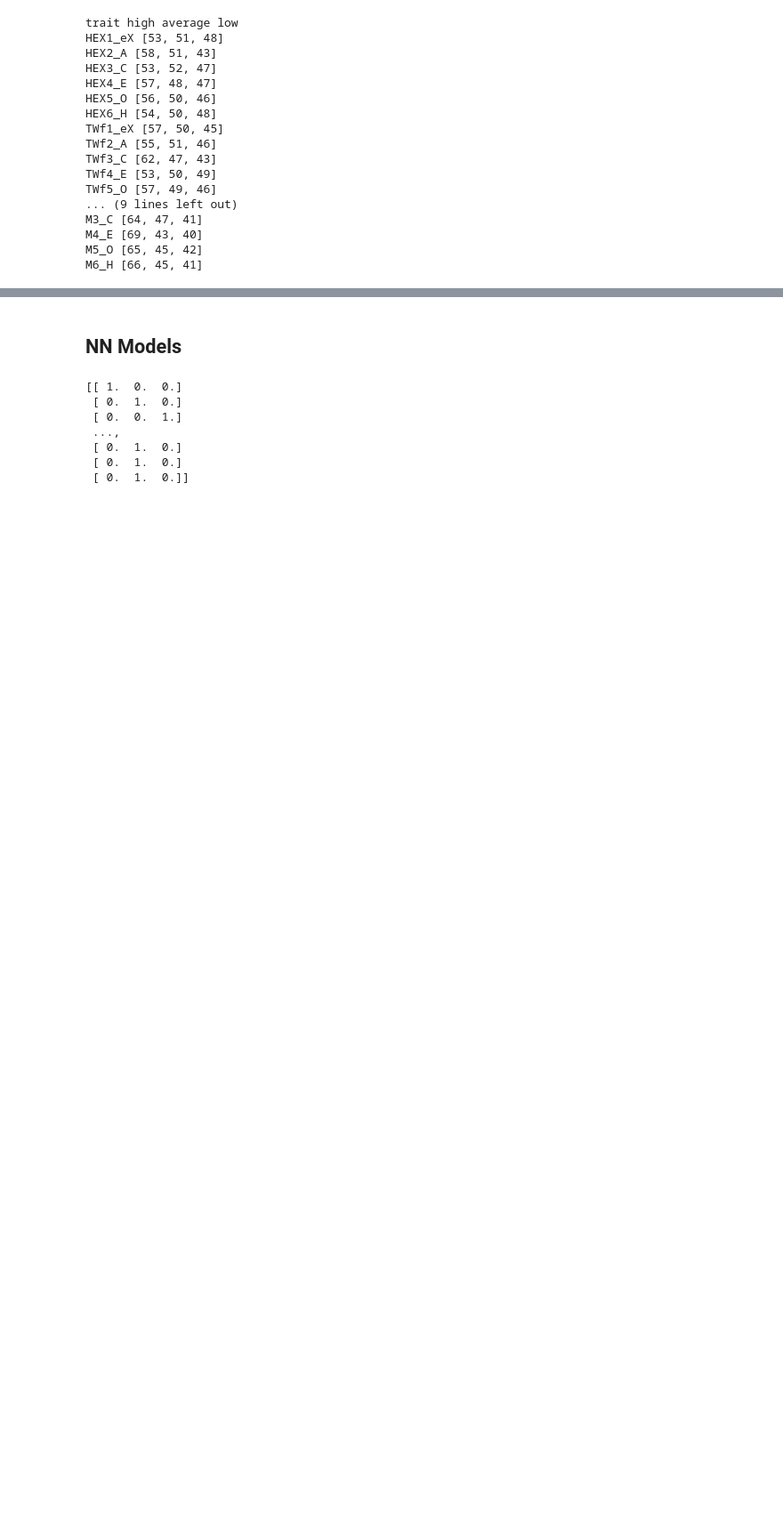
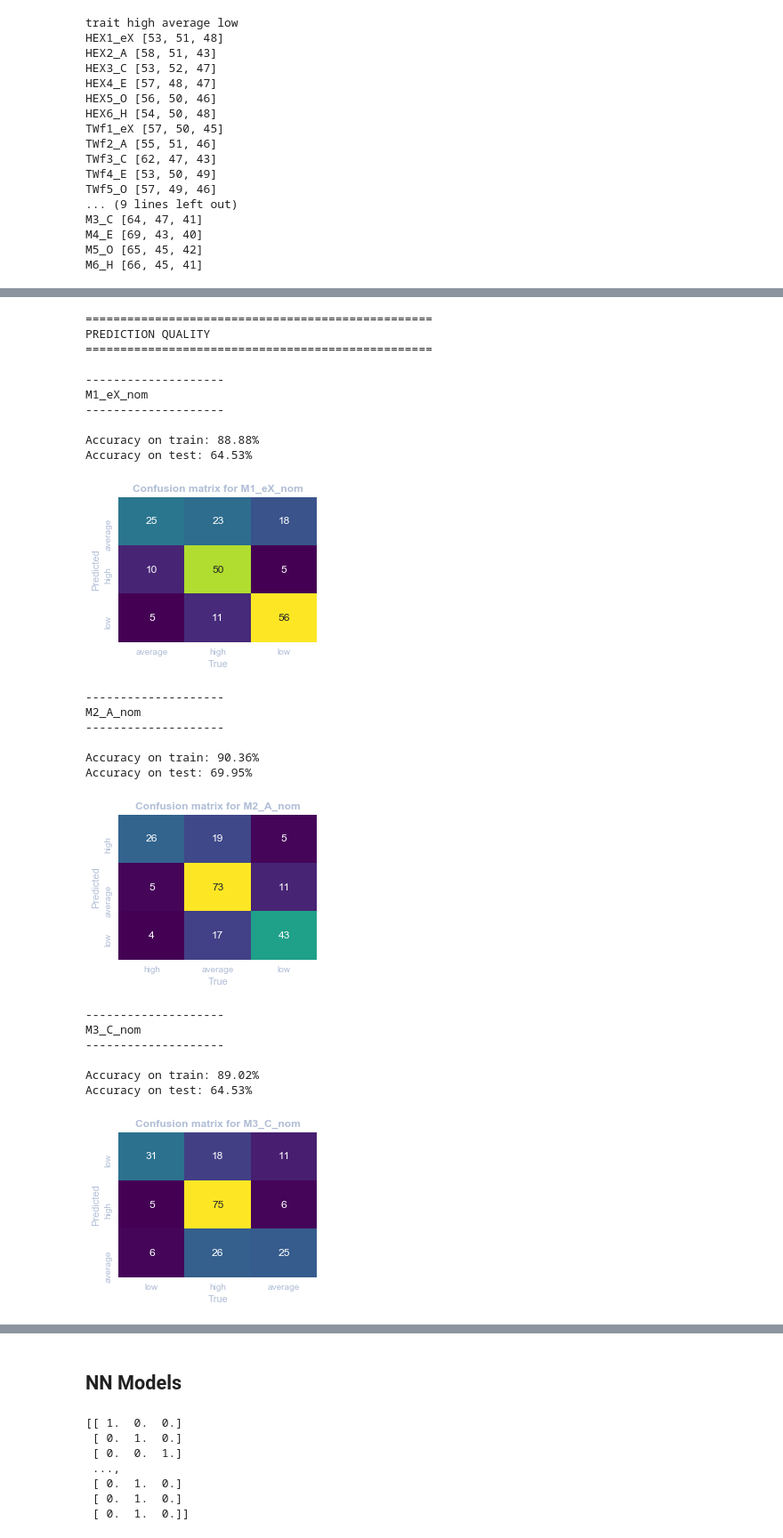
Before and after one commit to DanielTitkov/emmy, a Jupyter notebook: feature_extractor.ipynb, the cells around one changed output, grey strips where cells are left out. Shown: that part at 89% size. Drawn from its saved outputs; the diff is of its cells as text; code cells hidden in the pictures; blank space fills up the shorter version.

Commit message:
added TraitModel class

```diff
--- a/feature_extractor.ipynb
+++ b/feature_extractor.ipynb
@@ -103,15 +132,3 @@ def set_groups(x, dev=1, M=50, SD=10):
 def mape(y_true, y_pred):
     y_true, y_pred = np.array(y_true), np.array(y_pred)
     return np.mean(np.abs((y_true - y_pred) / y_true)) * 100
-# %%
-imper = ['долж(?:ен|на|ны|но)', 'обязан(?:а|ы|о|)',
-         'надо\W', 'нуж(?:но|ен|на|ны)',
-         'требуеть?ся', 'необходим(?:а|ы|о|)\W']
-racio = ['по\s?этому', 'по\s?тому,?\s?что', 'следовательно',
-         'из[\s-]?за\s?того,?\s?что', 'из[\s-]?за\s?этого',
-         'по\s?причине', 'в\s?следстви[ие]', 'так\s?как', 'т\.?к\.?']
-dimin = ['\w+[ое]ньк(?:ая|ий|ое|ие|ую|ого|ому|ой|ими|а|о|у|е)',
-         '\w+очек\s', '\w+[ие]к(?:ами?|ов|у|а|е|и|)\s']
-extrem = ['че?резвычайно','слишком','чере[cз]чур','ужасно','безумно','крайне',
-         'исключительно','предельно','исключительно','невероятно','в высшей степени']
-fa('|'.join(extrem), text)
@@ -315,6 +451,5 @@ M5_O [65, 45, 42]
 M6_H [66, 45, 41]
 # %%
 #join data
-data = pd.merge(texts_feat, traits, how='left', left_on='owner_id', right_on='id')
-data.text = data.text.apply(cleanse)
-data.shape
+data_ = pd.merge(texts, traits, how='left', left_on='owner_id', right_on='id')
+data_.shape
@@ -537,0 +456,24 @@ R2 on training sample: 0.105
+# %%
+trm_logreg = TraitModel(xname = 'text',
+                 traits = trait_names,
+                 word_vectorizer = TfidfVectorizer(ngram_range=(1, 3),
+                     analyzer='word',
+                     tokenizer=word_tokenize,
+                     min_df = 30,
+                     max_df = 0.7,
+                     max_features = 10000),
+                 pos_vectorizer = TfidfVectorizer(ngram_range=(2, 4),
+                     analyzer='word',
+                     min_df = 50,
+                     max_df = 0.5,
+                     max_features = 5000),
+                 library = lib,
+                 test_size = 0.12,
+                 morph = pymorphy2.MorphAnalyzer(),
+                 classifier = LogisticRegression,
+                 classifier_params = {'max_iter':155},
+                 curves_params = {'steep':1.5, 'ec50':0.5, 'level':'max', 'adb':False}
+                )
+# %%
+%%time
+trm_logreg.fit(data_, mtype='n')
@@ -537,0 +482,28 @@ R2 on training sample: 0.105
+# %%
+trm_logreg.summary(correlations = 0, vec_tokens=0, clr=False, confusion=True)
+# %% [output]
+==================================================
+PREDICTION QUALITY
+==================================================
+
+--------------------
+M1_eX_nom
+--------------------
+
+Accuracy on train: 88.88%
+Accuracy on test: 64.53%
+[figure, added]
+--------------------
+M2_A_nom
+--------------------
+
+Accuracy on train: 90.36%
+Accuracy on test: 69.95%
+[figure, added]
+--------------------
+M3_C_nom
+--------------------
+
+Accuracy on train: 89.02%
+Accuracy on test: 64.53%
+[figure, added]
```
Also changed, not shown: parts of 31 cells of this notebook, 1 other file.
